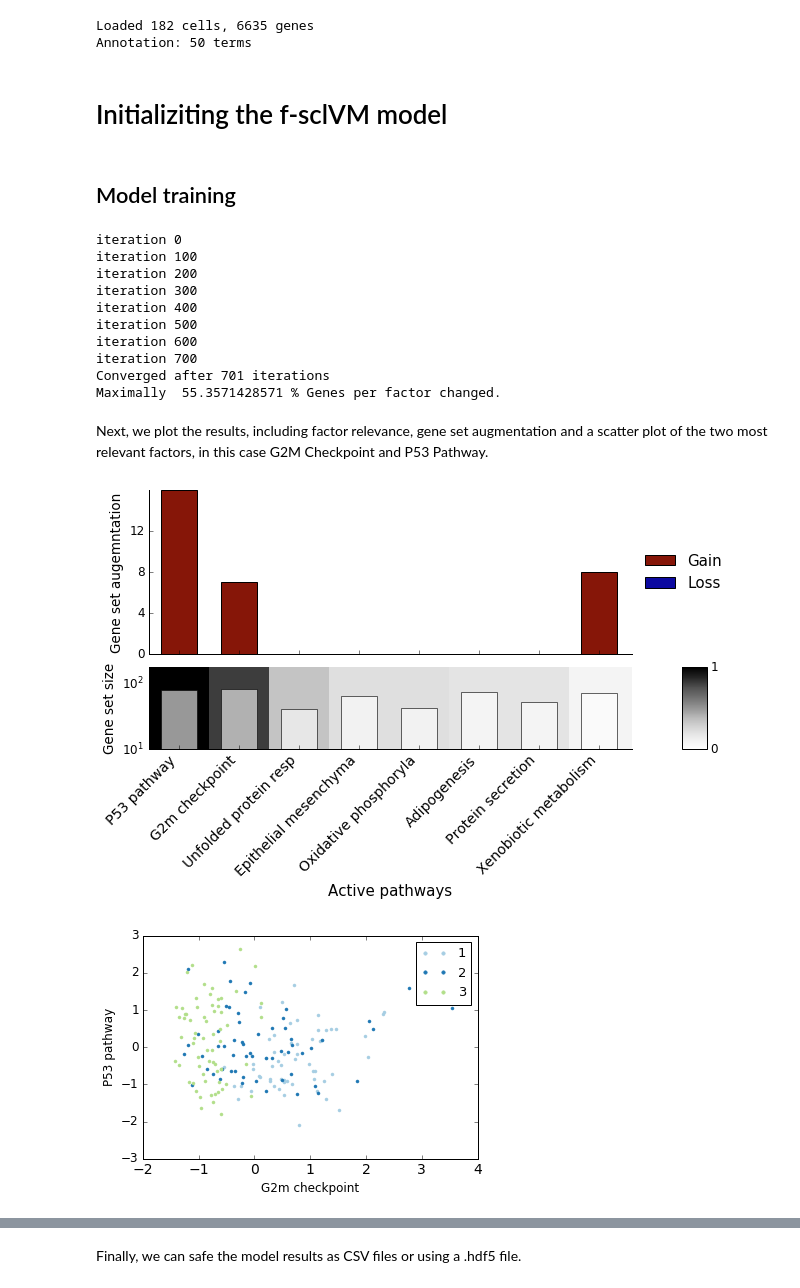
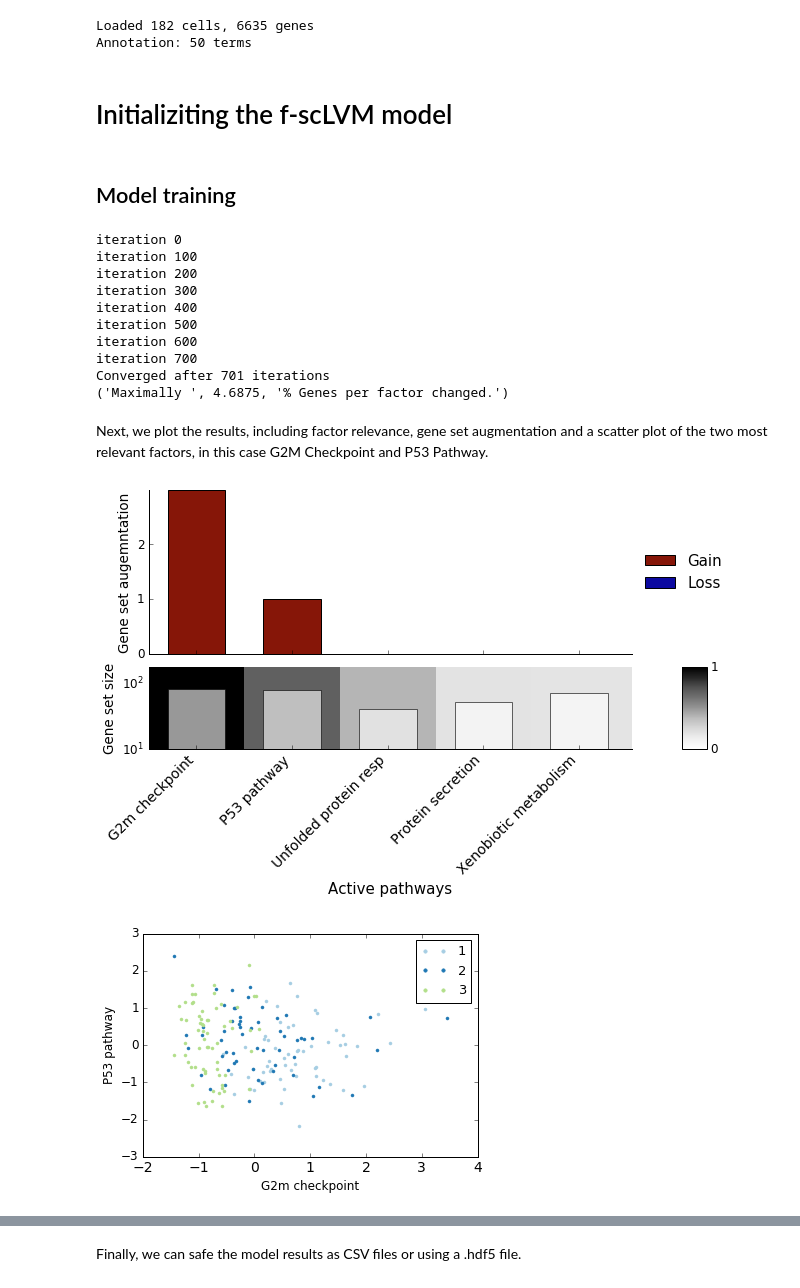
Before and after one commit to bioFAM/slalom, a Jupyter notebook: ipynb/f-scLVM.ipynb, the cells around one changed output, grey strips where cells are left out. Drawn from its saved outputs; the diff is of its cells as text; code cells hidden in the pictures.

```diff
--- a/ipynb/f-scLVM.ipynb
+++ b/ipynb/f-scLVM.ipynb
@@ -29,21 +27,21 @@ By default we here load the MsigDB annotation, which needs to be downloaded sepa
 #Option 1: load a pre-defined hdf5 file
 #We provide an (optional) hdf file with the required data - this was generated using
 #the R script write_fscLVM.R in the R folder
-#OS: Flo, to fix. this does not work as the dhf5 file is not formatted correctly
 if 0:
+    annoDB = 'MSigDB'
     dFile = os.path.join(data_dir,'Buettneretal2015.hdf5')
-    data = fscLVM.load_hdf5(dFile)
-    annoDB = 'MsigDB'
+    data = fscLVM.load_hdf5(dFile, anno=anno)
+
 ####
 
 ####
 #Option 2: load the annotation and the data directly
 if 1:
     #Annotation file
-    annoFile = os.path.join(data_dir,'h.all.v5.2.symbols.gmt.txt') #MSigDB
-    annoDB   = 'MsigDB'
+    annoFile = os.path.join(data_dir,'h.all.v5.0.symbols.gmt.txt') #MSigDB
+    annoDB   = 'MSigDB'
     if not os.path.exists(annoFile):
-        raise Exception("MsigDB annotation file needs to be downloaded manually")
+        raise Exception("MSigDB annotation file needs to be downloaded manually")
     #Note: the license of MSigDB does not permit redistribution of the raw annotation files.
     #Please register at http://software.broadinstitute.org/gsea/msigdb and download the
     #hallmark gene sets and place the file in data folder.
@@ -63,7 +61,7 @@ print ("Annotation: {:d} terms".format(len(data['terms'])))
 Loaded 182 cells, 6635 genes
 Annotation: 50 terms
 # %% [markdown]
-# Initializiting the f-sclVM model
+# Initializiting the f-scLVM model
 # %%
 #I: indicator matrix that assigns genes to pathways
 I = data['I']
@@ -72,18 +70,16 @@ Y = data['Y']
 #terms: ther names of the terms
 terms = data['terms']
 
+#gene_ids: the ids of the genes in Y
+gene_ids = data['genes']
+
 #initialize FA instance, here using a Gaussian noise model and fitting 3 dense hidden factors
-FA = fscLVM.initFA(Y, terms,I,noise='gauss', nHidden=3,
-                   pruneGenes=False, minGenes=15)
+FA = fscLVM.initFA(Y, terms,I, gene_ids=gene_ids, noise='gauss', nHidden=3, minGenes=15)
 # %% [markdown]
 ## Model training
 # %%
-
-#model training (fast)
-#FA.train(nIterations=5)
+#model training
 FA.train()
-
-
 
 #print diagnostics
 FA.printDiagnostics()
@@ -97,22 +93,23 @@ iteration 500
 iteration 600
 iteration 700
 Converged after 701 iterations
-Maximally  55.3571428571 % Genes per factor changed.
+('Maximally ', 4.6875, '% Genes per factor changed.')
 # %% [markdown]
 Next, we plot the results, including  factor relevance, gene set augmentation and a scatter plot of the two most relevant factors, in this case G2M Checkpoint and P53 Pathway.
 # %%
 #plot resutls
-fig = plotFA(FA)
+
+fig = plotRelevance(FA)
 
 #get factors; analogous getters are implemented for relevance and weights (see docs)
-X = FA.getFactors(terms=['G2m checkpoint','P53 pathway'])
+X = FA.getX(terms=['G2m checkpoint','P53 pathway'])
 
 #scatter plot of the top two factors
 plotFactors(X=X, lab=data['lab'], terms=['G2m checkpoint','P53 pathway'], isCont=False)
 
 
 #the same plot can be generated by passing the FA object to the plot function
 #plotFactors(FA=FA,idx1=0,idx2=1, lab = data['lab'], isCont=False )
 # %% [output]
-[figure, old version]
+[figure, new version]
-[figure, old version]
+[figure, new version]
```
Also changed, not shown: parts of 4 cells of this notebook, 3 other files.
